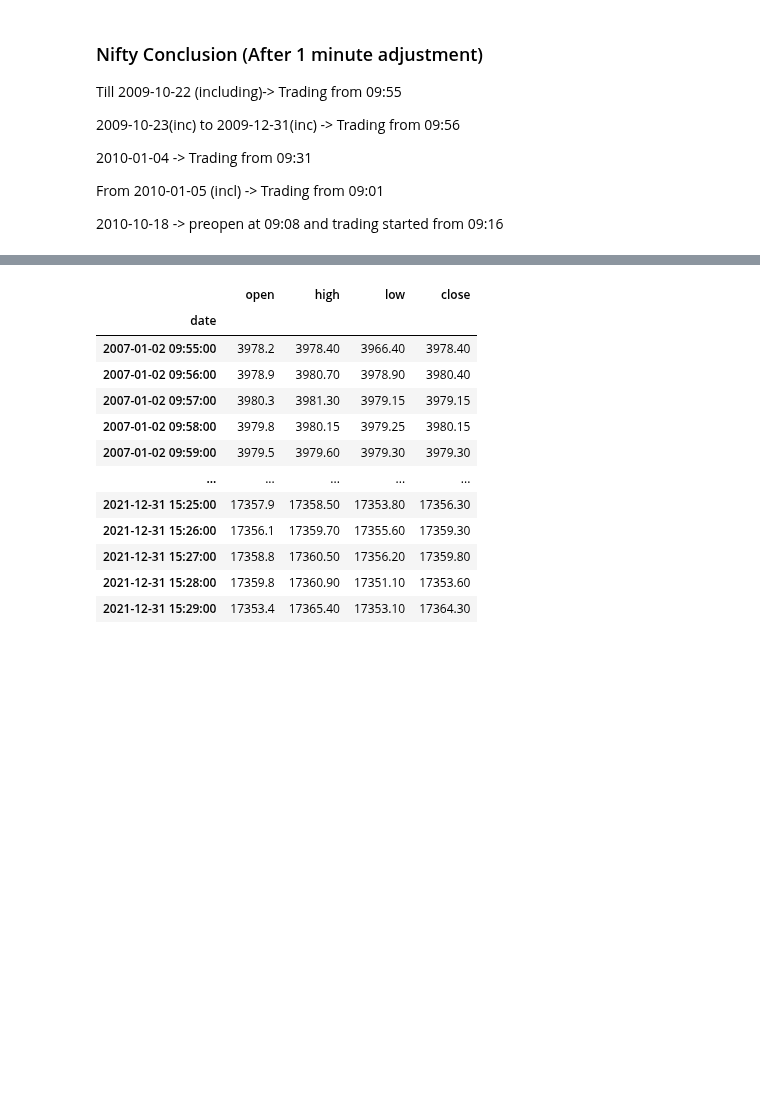
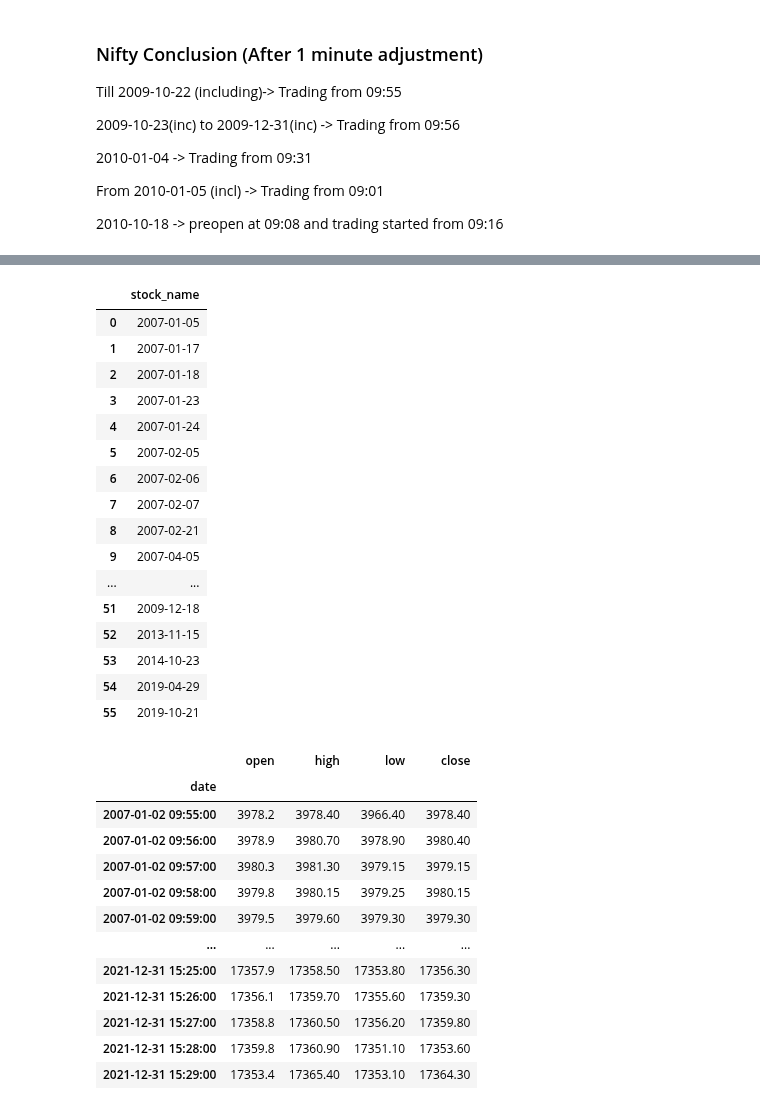
Before and after one commit to intilt/Intrade_ai, a Jupyter notebook: Notebooks/data_cleaning.ipynb, the cells around one changed output, grey strips where cells are left out. Saved outputs shown, nothing was run; the diff lists cells and outputs as text; code cells hidden in the pictures; blank space fills up the shorter version.

```diff
--- a/Notebooks/data_cleaning.ipynb
+++ b/Notebooks/data_cleaning.ipynb
@@ -144,0 +168,10 @@ dtype: int64
+# %%
+#count the number of unique days occurance in null_df
+unique, counts = np.unique(null_df.index.date, return_counts=True)
+unique = pd.to_datetime(unique)
+timestring = unique.strftime('%Y-%m-%d')
+unique_dates_counts = dict(zip(timestring, counts))
+# %%
+#saving unique dates and counts in a csv file
+uniq_count = pd.DataFrame.from_dict(unique_dates_counts, orient='index', columns=['count'])
+uniq_count
@@ -145,3 +192,30 @@ dtype: int64
+# %%
+#getting the list of dates with whole day null values
+whole_null = uniq_count.loc[(uniq_count['count'] >= 333)]
+whole_null.index =  pd.to_datetime(whole_null.index, infer_datetime_format=True)
+# %%
+a = pd.DataFrame()
+a['stock_name']= pd.Series([str(t) for t in whole_null.index.date])
+# %%
+a
+# %% [output]
+|  | stock_name |
+| 0 | 2007-01-05 |
+| 1 | 2007-01-17 |
+| 2 | 2007-01-18 |
+| 3 | 2007-01-23 |
+| 4 | 2007-01-24 |
+| 5 | 2007-02-05 |
+| 6 | 2007-02-06 |
+| 7 | 2007-02-07 |
+| 8 | 2007-02-21 |
+| 9 | 2007-04-05 |
+| ... | ... |
+| 51 | 2009-12-18 |
+| 52 | 2013-11-15 |
+| 53 | 2014-10-23 |
+| 54 | 2019-04-29 |
+| 55 | 2019-10-21 |
 # %%
 combined_1min = combined_1min.dropna()
 # %%
```
Also changed, not shown: parts of 6 cells of this notebook.
